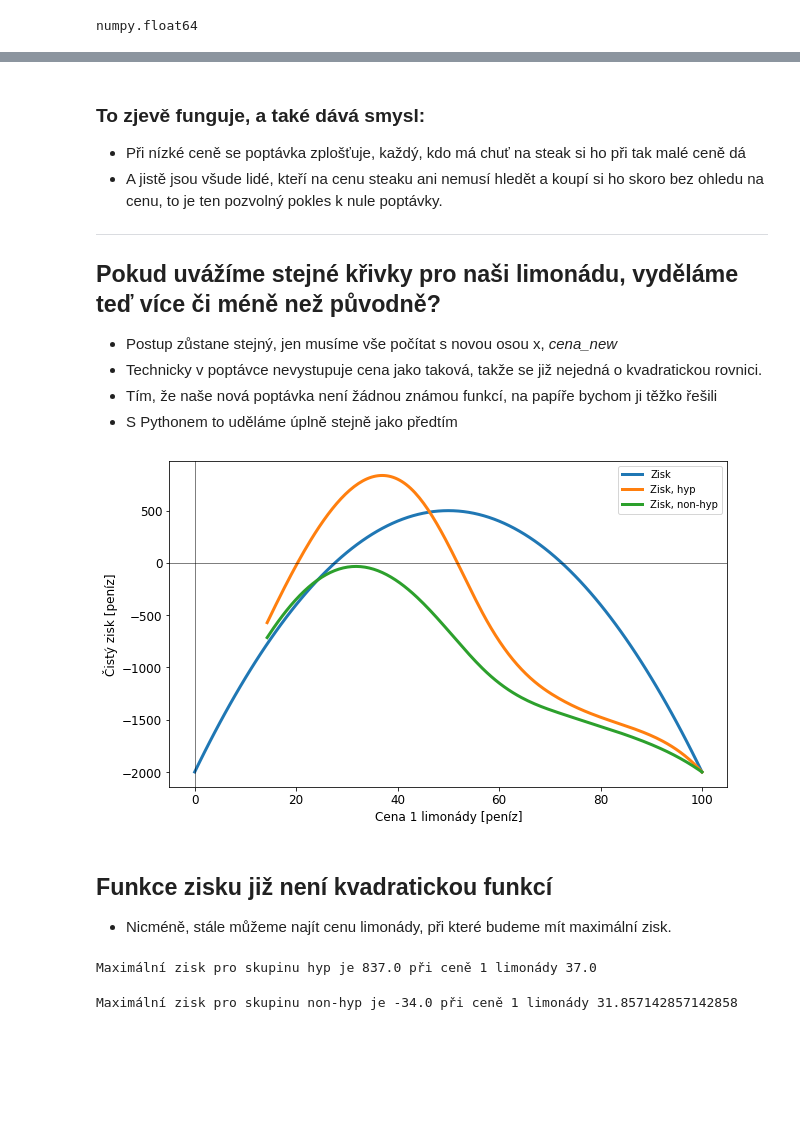
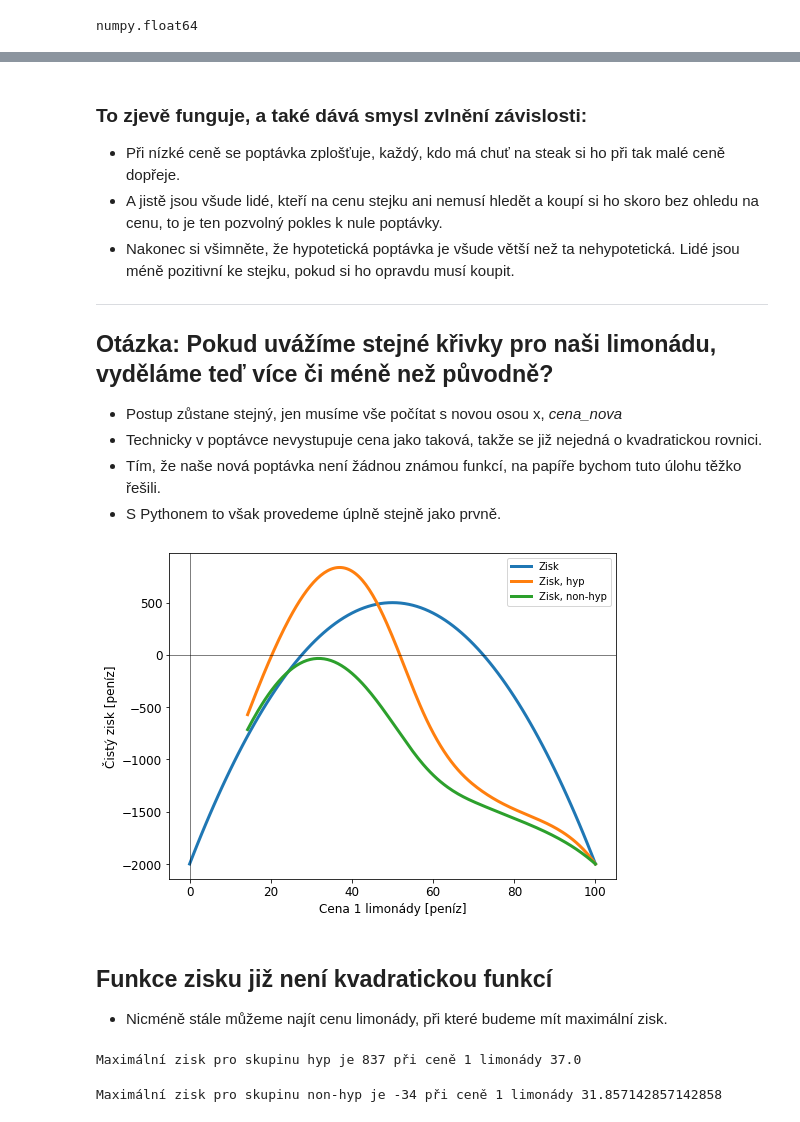
Before and after one commit to palec87/pymarad, a Jupyter notebook: cz/01_kvadraticka/kvadraticka_poptavka_reseni.ipynb, the cells around one changed output, grey strips where cells are left out. Drawn from its saved outputs; the diff is of its cells as text; code cells hidden in the pictures; blank space fills up the shorter version.

```diff
--- a/cz/01_kvadraticka/kvadraticka_poptavka_reseni.ipynb
+++ b/cz/01_kvadraticka/kvadraticka_poptavka_reseni.ipynb
@@ -69,7 +75,7 @@ prijem = cena*popt
 # %%
 # Jaké jsou tvé výdaje?
 investice = 1000
-vyroba = 100*10
+vyroba = 10*100
 vydaje = investice + vyroba
 # %%
 # Konečně čistý zisk
@@ -187,8 +195,8 @@ numpy.float64
 
 ### Digitalizoval jsem pro vás jejich grafy
 # %%
-# publikace má jen pár bodů
-data_x = np.array([1/7*100, 2/7*100, 3/7*100, 4/7*100, 5/7*100, 6/7*100, 100])
+# publikace má jen několik málo bodů
+x = np.array([1/7, 2/7, 3/7, 4/7, 5/7, 6/7, 1])*100
 
 # osa y
 data_hyp = np.array([1, 0.91, 0.63, 0.26, 0.1, 0.05, 0])
@@ -201,13 +209,13 @@ from scipy import interpolate
 
 # Ve zkratce, hledáme hodnoty funkce mezi body, které jsme opravdu změřili
 # Body, ve kteých chci znát hodnoty funkce jsou:
-cena_new = np.linspace(1/7*100, 100, 201)
+cena_nova = np.linspace(1/7*100, 100, 201)
 
 # interpolace pro obě skupiny
-f_hyp = interpolate.interp1d(data_x, data_hyp, kind='cubic')
-f_non_hyp = interpolate.interp1d(data_x, data_non_hyp, kind='cubic')
+f_hyp = interpolate.interp1d(x, data_hyp, kind='cubic')
+f_non_hyp = interpolate.interp1d(x, data_non_hyp, kind='cubic')
 
-# poptávku získáme aplikací f_ na naši novou osu x, cena_new
-popt_hyp = f_hyp(cena_new)
-popt_non_hyp = f_non_hyp(cena_new)
+# poptávku získáme aplikací f_ na naši novou osu x, cena_nova
+popt_hyp = f_hyp(cena_nova)
+popt_non_hyp = f_non_hyp(cena_nova)
 # %%
@@ -229,13 +237,14 @@ plt.show()
 # %% [markdown]
-### To zjevě funguje, a také dává smysl:
-* Při nízké ceně se poptávka zplošťuje, každý, kdo má chuť na steak si ho při tak malé ceně dá
-* A jistě jsou všude lidé, kteří na cenu steaku ani nemusí hledět a koupí si ho skoro bez ohledu na cenu, to je ten pozvolný pokles k nule poptávky.
+### To zjevě funguje, a také dává smysl zvlnění závislosti:
+* Při nízké ceně se poptávka zplošťuje, každý, kdo má chuť na steak si ho při tak malé ceně dopřeje.
+* A jistě jsou všude lidé, kteří na cenu stejku ani nemusí hledět a koupí si ho skoro bez ohledu na cenu, to je ten pozvolný pokles k nule poptávky.
+* Nakonec si všimněte, že hypotetická poptávka je všude větší než ta nehypotetická. Lidé jsou méně pozitivní ke stejku, pokud si ho opravdu musí koupit.
 
 ---
 
-## Pokud uvážíme stejné křivky pro naši limonádu, vyděláme teď více či méně než původně?
-* Postup zůstane stejný, jen musíme vše počítat s novou osou x, *cena_new*
+## Otázka: Pokud uvážíme stejné křivky pro naši limonádu, vyděláme teď více či méně než původně?
+* Postup zůstane stejný, jen musíme vše počítat s novou osou x, *cena_nova*
 * Technicky v poptávce nevystupuje cena jako taková, takže se již nejedná o kvadratickou rovnici.
-* Tím, že naše nová poptávka není žádnou známou funkcí, na papíře bychom ji těžko řešili
-* S Pythonem to uděláme úplně stejně jako předtím
+* Tím, že naše nová poptávka není žádnou známou funkcí, na papíře bychom tuto úlohu těžko řešili.
+* S Pythonem to však provedeme úplně stejně jako prvně.
 # %%
@@ -243,9 +252,9 @@ plt.show()
 popt_hyp_100 = popt_hyp*100
 popt_non_hyp_100 = popt_non_hyp*100
 # %%
-# zisk stejně jako původně
-prijem_hyp = cena_new*popt_hyp_100
-prijem_non_hyp = cena_new*popt_non_hyp_100
+# příjem stejně jako původně
+prijem_hyp = cena_nova*popt_hyp_100
+prijem_non_hyp = cena_nova*popt_non_hyp_100
 # %%
 # výdaje se nemění
 # %%
@@ -255,28 +264,28 @@ zisk_non_hyp = prijem_non_hyp - vydaje
 # %%
 # Teď si můžeš původní a nové zisky vykreslit pro porovnání
 plt.plot(cena, zisk, label='Zisk')
-plt.plot(cena_new, zisk_hyp, label='Zisk, hyp')
-plt.plot(cena_new, zisk_non_hyp, label='Zisk, non-hyp')
-plt.axhline(0, -5, 5, color='k', lw=0.5)
-plt.axvline(0, -5, 5, color='k', lw=0.5)
+plt.plot(cena_nova, zisk_hyp, label='Zisk, hyp')
+plt.plot(cena_nova, zisk_non_hyp, label='Zisk, non-hyp')
+plt.axhline(0, color='k', lw=0.5)
+plt.axvline(0, color='k', lw=0.5)
 plt.xlabel('Cena 1 limonády [peníz]')
 plt.ylabel('Čistý zisk [peníz]')
 plt.legend()
 plt.show()
 # %% [output]
-[figure, old version]
+[figure, new version]
 # %% [markdown]
 ## Funkce zisku již není kvadratickou funkcí
-* Nicméně, stále můžeme najít cenu limonády, při které budeme mít maximální zisk.
+* Nicméně stále můžeme najít cenu limonády, při které budeme mít maximální zisk.
 # %%
 # použití print k vypsání optimálního profitu a při jaké ceně to je
 print(f'Maximální zisk pro skupinu hyp je {round(np.max(zisk_hyp))} \
-při ceně 1 limonády {cena_new[np.argmax(zisk_hyp)]}')
+při ceně 1 limonády {cena_nova[np.argmax(zisk_hyp)]}')
 # %% [output]
-Maximální zisk pro skupinu hyp je 837.0 při ceně 1 limonády 37.0
+Maximální zisk pro skupinu hyp je 837 při ceně 1 limonády 37.0
 # %%
 # Non-hyp skupina
 print(f'Maximální zisk pro skupinu non-hyp je {round(np.max(zisk_non_hyp))} \
-při ceně 1 limonády {cena_new[np.argmax(zisk_non_hyp)]}')
+při ceně 1 limonády {cena_nova[np.argmax(zisk_non_hyp)]}')
 # %% [output]
-Maximální zisk pro skupinu non-hyp je -34.0 při ceně 1 limonády 31.857142857142858
+Maximální zisk pro skupinu non-hyp je -34 při ceně 1 limonády 31.857142857142858
```
Also changed, not shown: parts of 22 cells of this notebook, 11 other files.
